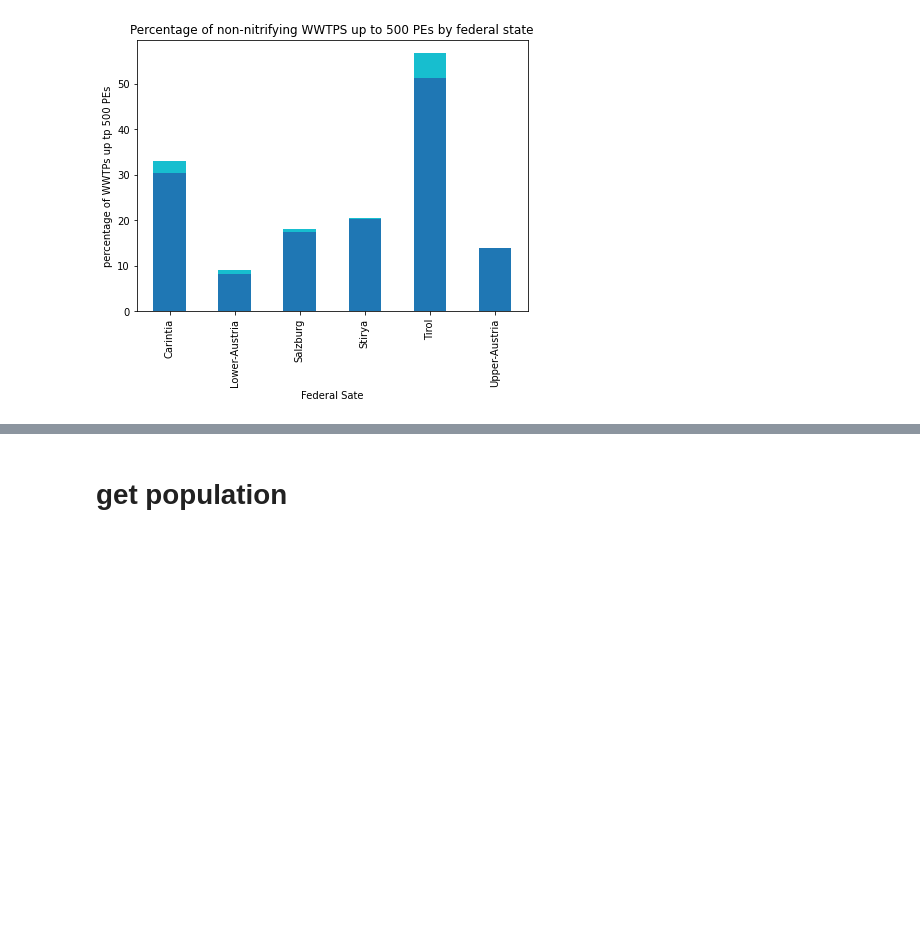
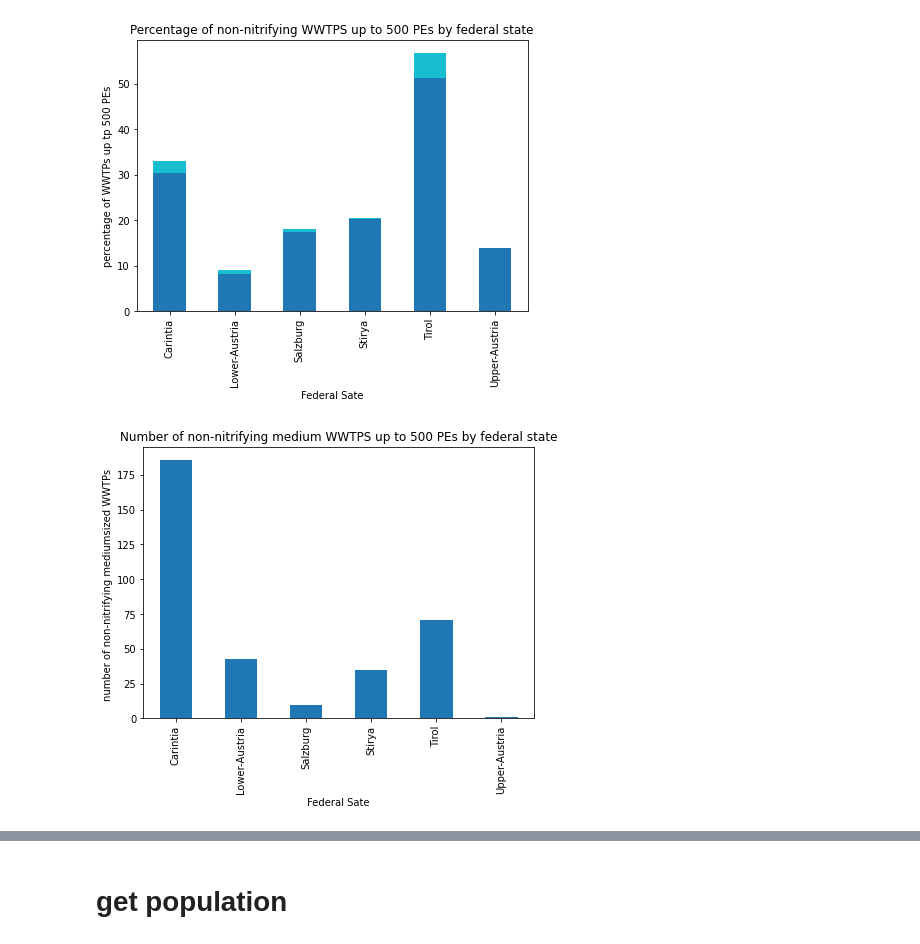
Before and after one commit to anakarpow/Locating-small-wastewater-systems-in-Austria, a Jupyter notebook: unify_graphs.ipynb, the cells around one changed output, grey strips where cells are left out. Cells and saved outputs as stored; diff of their text form; code cells hidden in the pictures; blank space fills up the shorter version.

```diff
--- a/unify_graphs.ipynb
+++ b/unify_graphs.ipynb
@@ -232,3 +245,18 @@ ax.get_legend().remove()
 plt.savefig('graphs/%nonitri.png', bbox_inches='tight')
 # %% [output]
 [figure]
+# %%
+#% of non nitrifying infra and not nitirifie PE
+fig, ax= plt.subplots(1, figsize=(7,5))
+data_BL.plot(kind='bar', y=['no_nitri_medium'],x='BL',
+                    stacked=False,
+                    colormap='tab10',ax=ax)
+plt.ylabel('number of non-nitrifying mediumsized WWTPs ')
+plt.xlabel('Federal Sate')
+ax.set_title('number of non-nitrifying'.capitalize() +' medium WWTPS up to 500 PEs by federal state')
+ax.legend(['non-nitrifying WWTPs'], title='% of ', title_fontsize='x-large', fontsize='large')
+ax.get_legend().remove()
+
+plt.savefig('graphs/freq_nonitri_medium.png', bbox_inches='tight')
+# %% [output]
+[figure, added]
```
Also changed, not shown: parts of 5 cells of this notebook, 5 other files.
